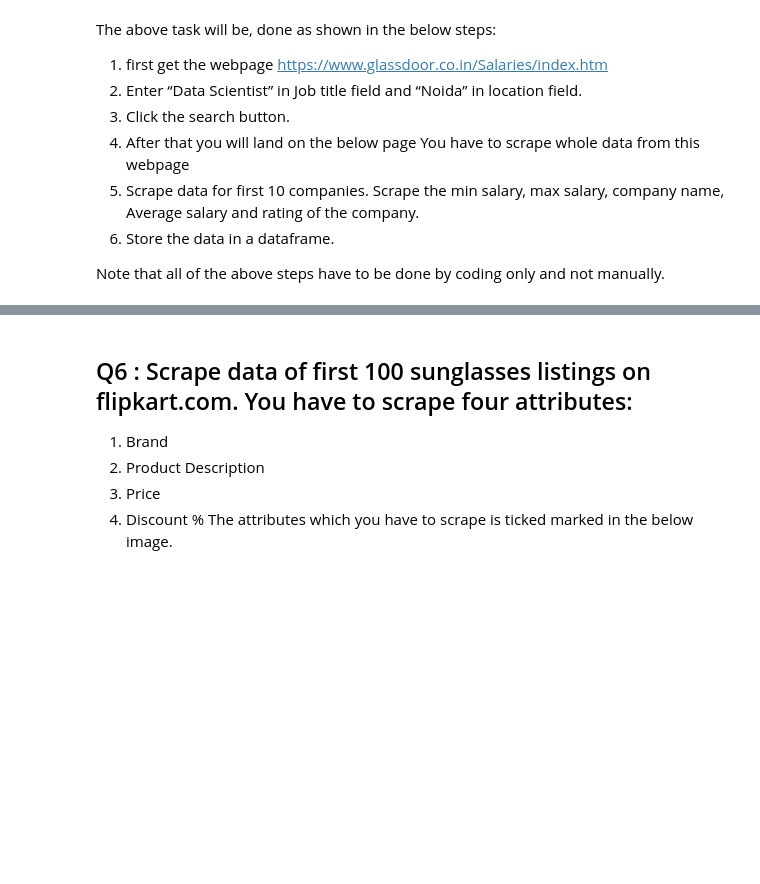
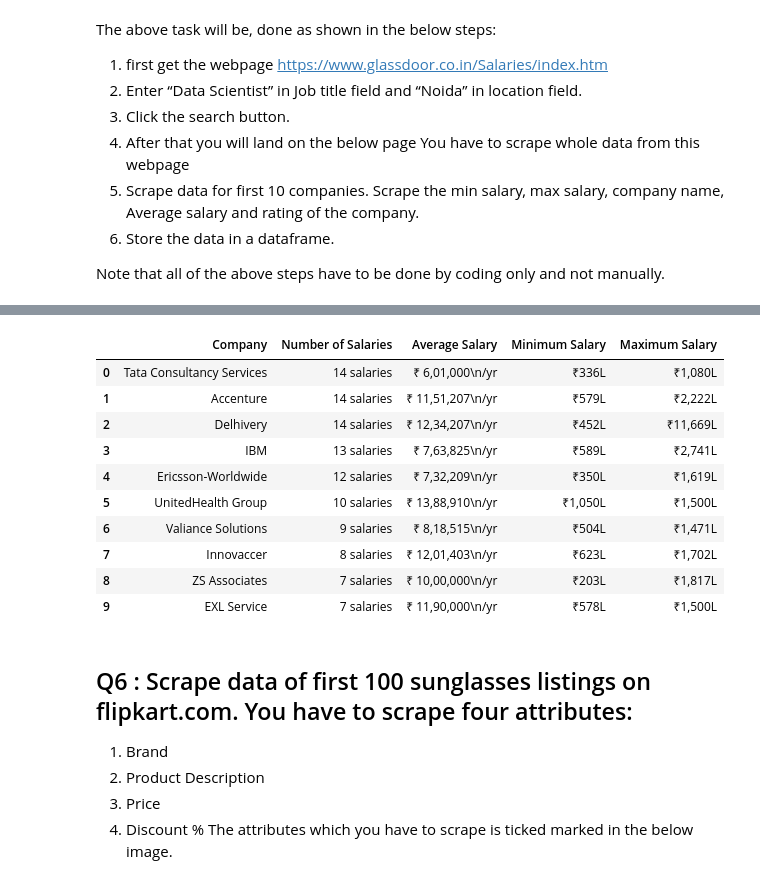
Before and after one commit to moncykurien/InternshipAssignments, a Jupyter notebook: webscrapping/WebScrapping Assignment 2.ipynb, the cells around one changed output, grey strips where cells are left out. Cells and saved outputs as stored; diff of their text form; code cells hidden in the pictures; blank space fills up the shorter version.

```diff
--- a/webscrapping/WebScrapping Assignment 2.ipynb
+++ b/webscrapping/WebScrapping Assignment 2.ipynb
@@ -414,3 +461,20 @@ def get_salary_details_glassdoor(job_title, location, stop=None):
+# %%
+url = 'https://www.glassdoor.co.in/Salaries/index.htm'
+d, df = get_salary_details_glassdoor(url, 'Data Scientist', 'Noida', 10)
+d.quit()
+df
+# %% [output]
+|  | Company | Number of Salaries | Average Salary | Minimum Salary | Maximum Salary |
+| 0 | Tata Consultancy Services | 14 salaries | ₹ 6,01,000\n/yr | ₹336L | ₹1,080L |
+| 1 | Accenture | 14 salaries | ₹ 11,51,207\n/yr | ₹579L | ₹2,222L |
+| 2 | Delhivery | 14 salaries | ₹ 12,34,207\n/yr | ₹452L | ₹11,669L |
+| 3 | IBM | 13 salaries | ₹ 7,63,825\n/yr | ₹589L | ₹2,741L |
+| 4 | Ericsson-Worldwide | 12 salaries | ₹ 7,32,209\n/yr | ₹350L | ₹1,619L |
+| 5 | UnitedHealth Group | 10 salaries | ₹ 13,88,910\n/yr | ₹1,050L | ₹1,500L |
+| 6 | Valiance Solutions | 9 salaries | ₹ 8,18,515\n/yr | ₹504L | ₹1,471L |
+| 7 | Innovaccer | 8 salaries | ₹ 12,01,403\n/yr | ₹623L | ₹1,702L |
+| 8 | ZS Associates | 7 salaries | ₹ 10,00,000\n/yr | ₹203L | ₹1,817L |
+| 9 | EXL Service | 7 salaries | ₹ 11,90,000\n/yr | ₹578L | ₹1,500L |
 # %% [markdown]
 ## Q6 : Scrape data of first 100 sunglasses listings on flipkart.com. You have to scrape four attributes:
 1. Brand
```
Also changed, not shown: parts of 19 cells of this notebook, 2 other files.
